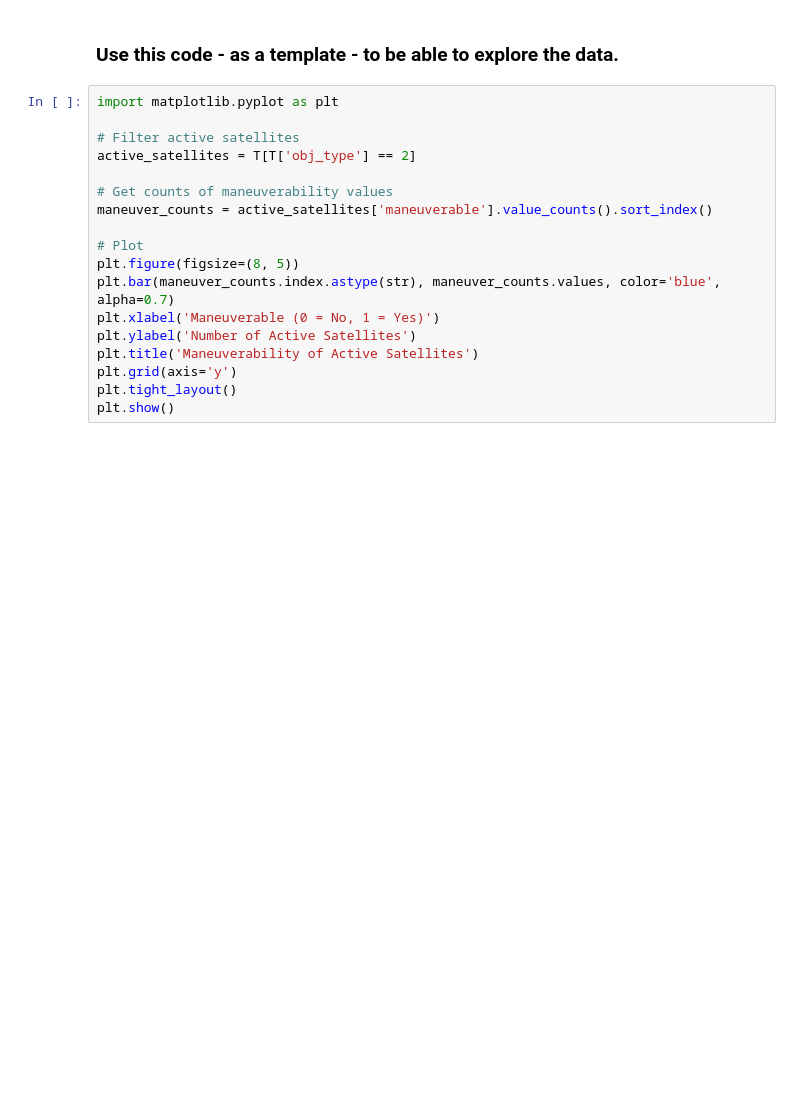
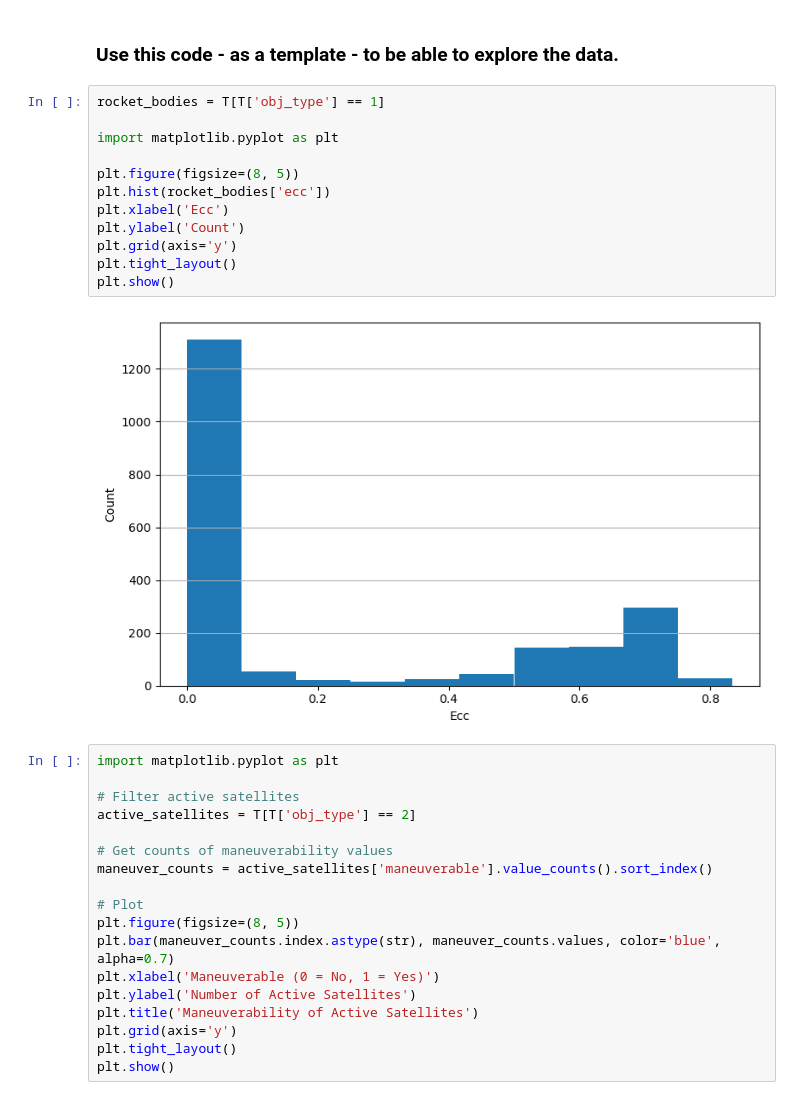
Before and after one commit to ARCLab-MIT/pyssem, a Jupyter notebook: pyssem/utils/notebooks/sep.ipynb, the cells around one changed output. Cells and saved outputs as stored; diff of their text form; blank space fills up the shorter version.

```diff
--- a/pyssem/utils/notebooks/sep.ipynb
+++ b/pyssem/utils/notebooks/sep.ipynb
@@ -42,6 +42,20 @@ Data Type: float64
 Example: 3.214775
 # %% [markdown]
 ### Use this code - as a template -  to be able to explore the data.
+# %%
+rocket_bodies = T[T['obj_type'] == 1]
+
+import matplotlib.pyplot as plt
+
+plt.figure(figsize=(8, 5))
+plt.hist(rocket_bodies['ecc'])
+plt.xlabel('Ecc')
+plt.ylabel('Count')
+plt.grid(axis='y')
+plt.tight_layout()
+plt.show()
+# %% [output]
+[figure, added]
 # %%
 import matplotlib.pyplot as plt
 
```
Also changed, not shown: parts of 1 cell of this notebook, 1 other file.
